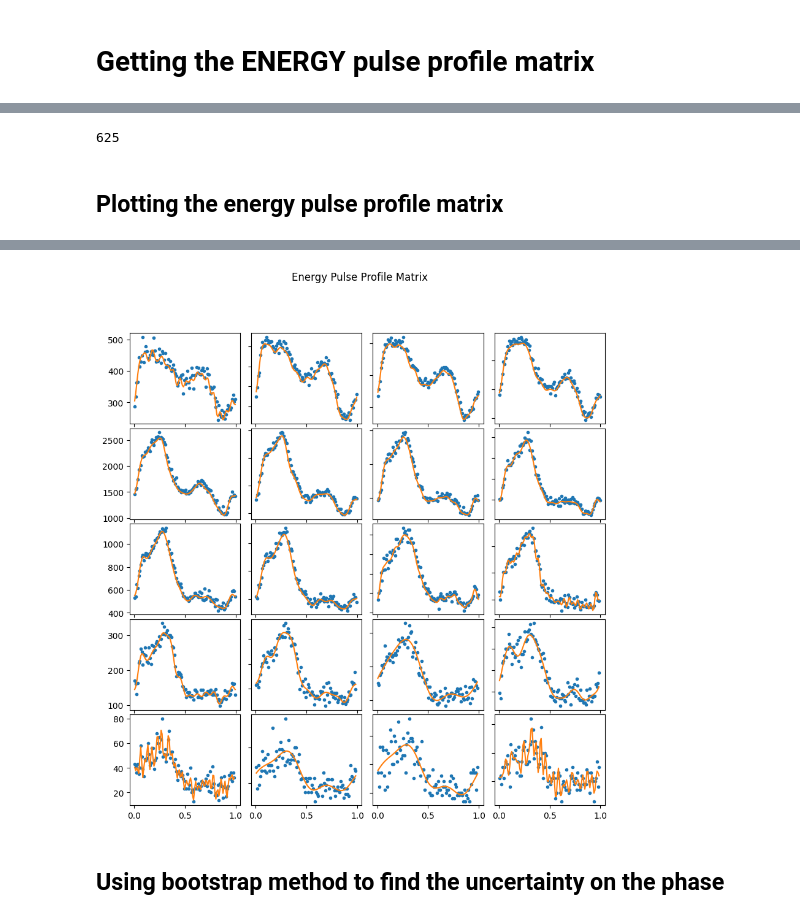
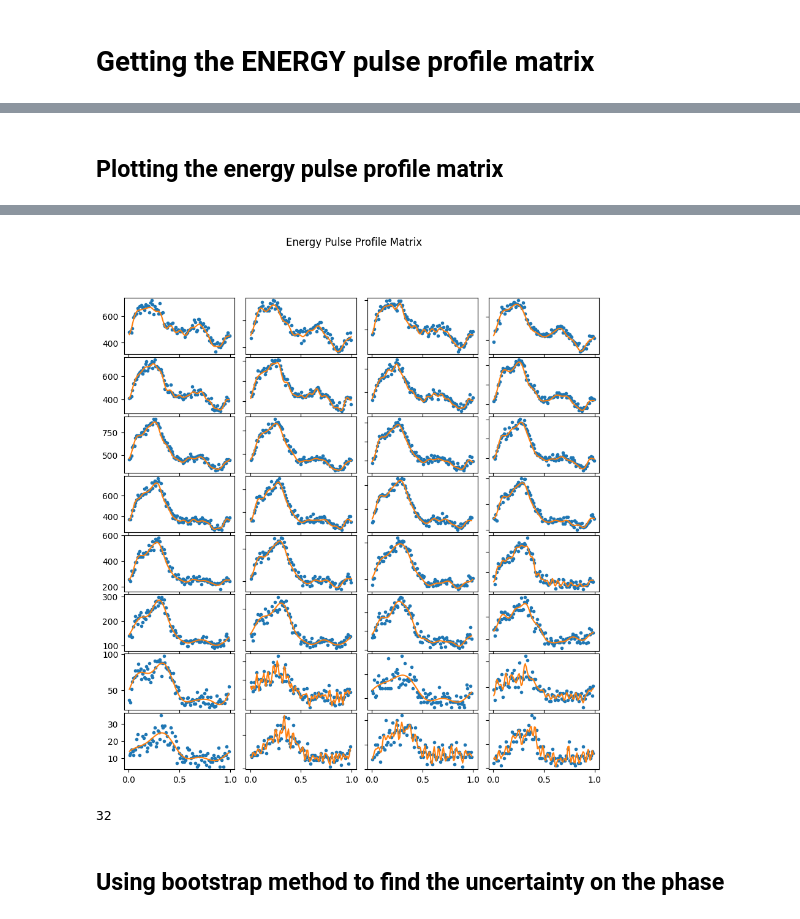
Before and after one commit to SamMerc/APLI, a Jupyter notebook: notebooks/Day3.ipynb, the cells around one changed output, grey strips where cells are left out. Saved outputs shown, nothing was run; the diff lists cells and outputs as text; code cells hidden in the pictures.

```diff
--- a/notebooks/Day3.ipynb
+++ b/notebooks/Day3.ipynb
@@ -35,20 +29,5 @@ for i in GTI_phase_file.data:
 ## Getting the event arrival times taking into account the orbital correction
 # %%
 #Setting up the parameters used by the Stingray documentation to correct the event arrival times
-
-#Reference time in MJD
-base_time = Time_phase_file[1].header['MJDREFI']+Time_phase_file[1].header['MJDREFF']
-
-#Start time of observations in seconds
-start_time = Time_phase_file[1].header['TSTART']/(24*3600)
-
-#End time of observations in seconds
-end_time = Time_phase_file[1].header['TSTOP']/(24*3600)
-
-#Getting the correct_time function from the parameters defined above
-#and the orbit_t2.txt file containing the orbital parameters of Cen-X3
-correct_time = get_orbital_correction_from_ephemeris_file(base_time+start_time, base_time+end_time, parfile='orbit_t2.txt')[0]
-
-#Applying the correct_time function to our event arrival times
-correct_orbit_time = correct_time(Time_phase_file[1].data['TIME'], base_time)
+correct_orbital_time = IF.get_orbital_correction(Time_phase_file[1], 'orbit_t2.txt')
 # %% [output]
@@ -63,16 +42,6 @@ correct_orbit_time = correct_time(Time_phase_file[1].data['TIME'], base_time)
 # %% [markdown]
 ## Using the event arrival times with orbital correction and the Stingray function epoch_folding_search to find pulse frequency
 # %%
-#Defining frequencies to try - required for epoch_folding_search
-#Can either take a large range but then the resolution is low
-#Or small range with high resolution -> could maybe do this iteratively
-trial_freqs = np.linspace(0.208, 0.209, 1000)
-
-#Getting the power as a function of frequency from 1. the event arrival times and
-#2. the event arrival times with orbital correction to show the difference
-
-L = epoch_folding_search(Time_phase_data['TIME'], trial_freqs, gti=new_gtis)
-
-correct_L = epoch_folding_search(correct_orbit_time, trial_freqs, segment_size=20000, gti=new_gtis)
+correct_list, guess_freq = IF.get_pulse_freq(0.208, 0.209, 1000, correct_orbital_time, new_gti, 20000)
 # %%
 #Plotting the power as a function energy
@@ -119,6 +72,5 @@ reg, bins = IF.Harmonic_funk(3, 0.01, Time_phase_data['TIME'][0], Time_segments,
 ## Getting the pulse profile matrix
 # %%
 reload(IF)
-guess_freq = correct_L[0][np.argmax(correct_L[1])]
-orders, model_phases, counts, phasefolded_time = IF.pulse_profile_matrix(Time_segments, Time_phase_data['TIME'][0], [guess_freq])
+orders, model_phases, counts, phasefolded_time = IF.pulse_profile_matrix(time_seg, Time_phase_data['TIME'][0], [guess_freq])
 # %% [output]
@@ -208,17 +123,10 @@ for i in range(50):
 ... (38 outputs left out)
-# %%
-len(energy_segments[2])
-# %% [output]
-625
 # %% [markdown]
 ## Plotting the energy pulse profile matrix
 # %%
 reload(IF)
-#Getting the periodogram for the two segment
 
-#energy_freq_seg, energy_power_seg = IF.get_power_and_freq(energy_time_segments, energy_segments, 2)
-
-guess_freq = correct_L[0][np.argmax(correct_L[1])]
-
-energy_orders, energy_model_phases, energy_counts, energy_phasefold_time=IF.pulse_profile_matrix(energy_time_segments, Time_phase_data['TIME'][0], [guess_freq], True, 20, 0.01, 0.3)
+energy_orders, energy_model_phases, energy_counts, energy_phasefold_time=IF.pulse_profile_matrix(energy_time_segments,
+                                                                                                 Time_phase_data['TIME'][0],
+                                                                                                 [guess_freq], True, 32, 0.01, 0.3)
 # %% [output]
@@ -242,3 +150,7 @@ Warning: Did not find an order that satisfies the confidence level, failsafe sys
-[figure, old version]
+[figure, new version]
+# %%
+print(len(energy_orders))
+# %% [output]
+32
 # %% [markdown]
 ## Using bootstrap method to find the uncertainty on the phase
```
Also changed, not shown: parts of 16 cells of this notebook, 1 other file.
